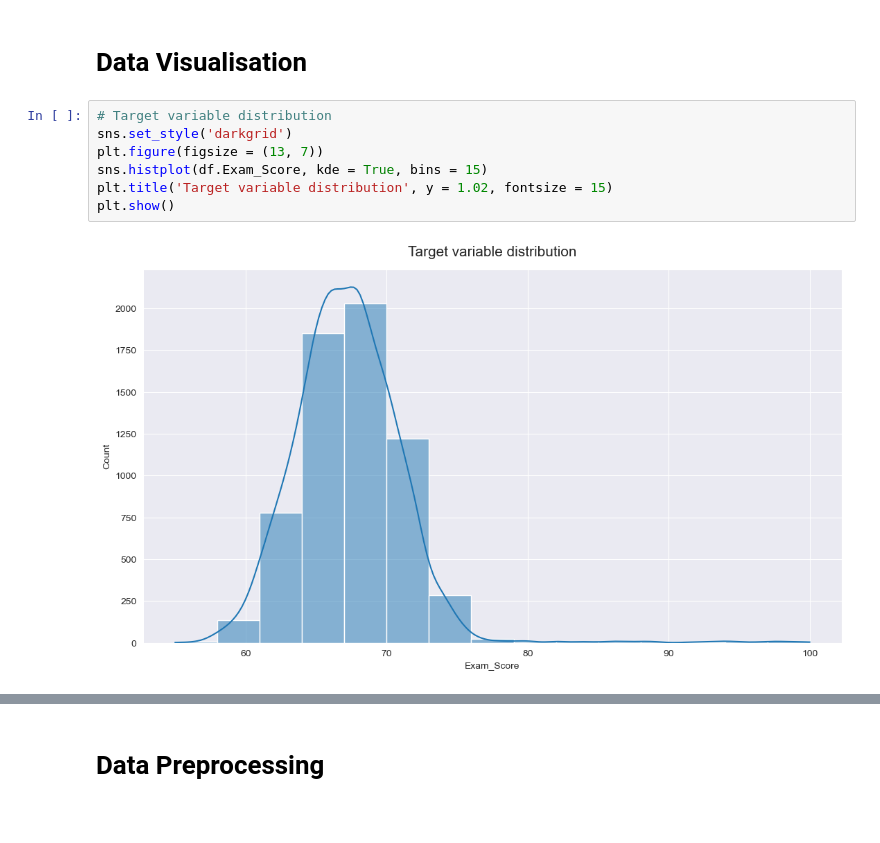
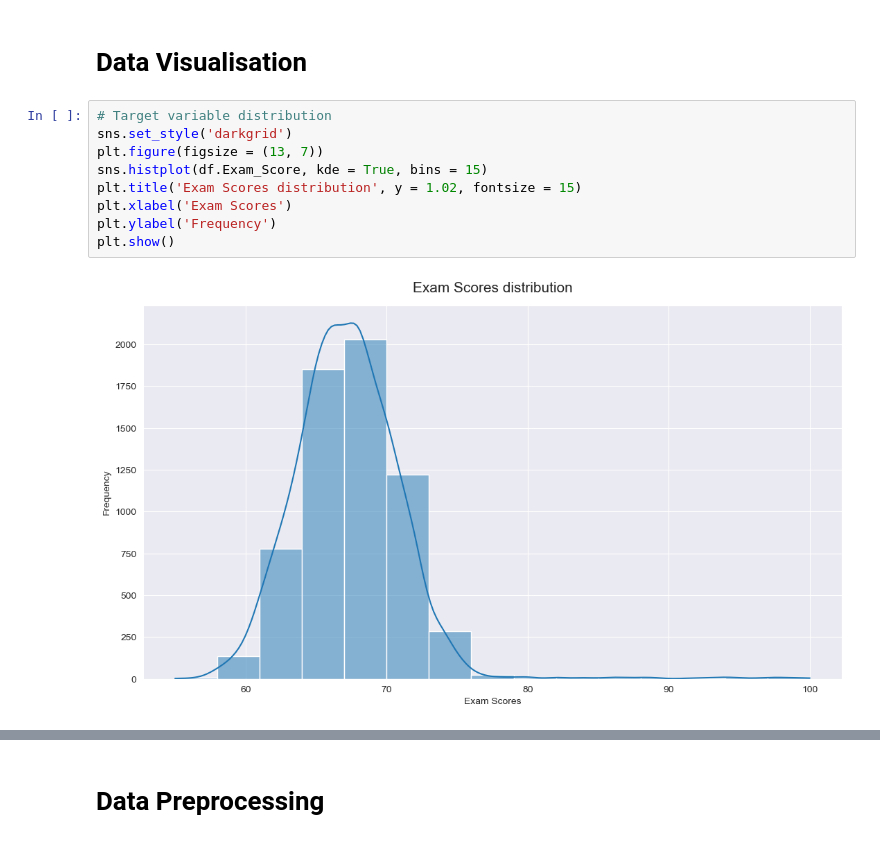
Before and after one commit to 02sagoe/Predicting-Student-Performance, a Jupyter notebook: main.ipynb, the cells around one changed output, grey strips where cells are left out. Drawn from its saved outputs; the diff is of its cells as text.

```diff
--- a/main.ipynb
+++ b/main.ipynb
@@ -94,12 +95,14 @@ df = df.dropna()
 # %%
 # Target variable distribution
 sns.set_style('darkgrid')
 plt.figure(figsize = (13, 7))
 sns.histplot(df.Exam_Score, kde = True, bins = 15)
-plt.title('Target variable distribution', y = 1.02, fontsize = 15)
+plt.title('Exam Scores distribution', y = 1.02, fontsize = 15)
+plt.xlabel('Exam Scores')
+plt.ylabel('Frequency')
 plt.show()
 # %% [output]
-[figure, old version]
+[figure, new version]
 # %%
 # Plotting boxplot for speed average
 sns.set_style('darkgrid')
```
Also changed, not shown: parts of 34 cells of this notebook.
